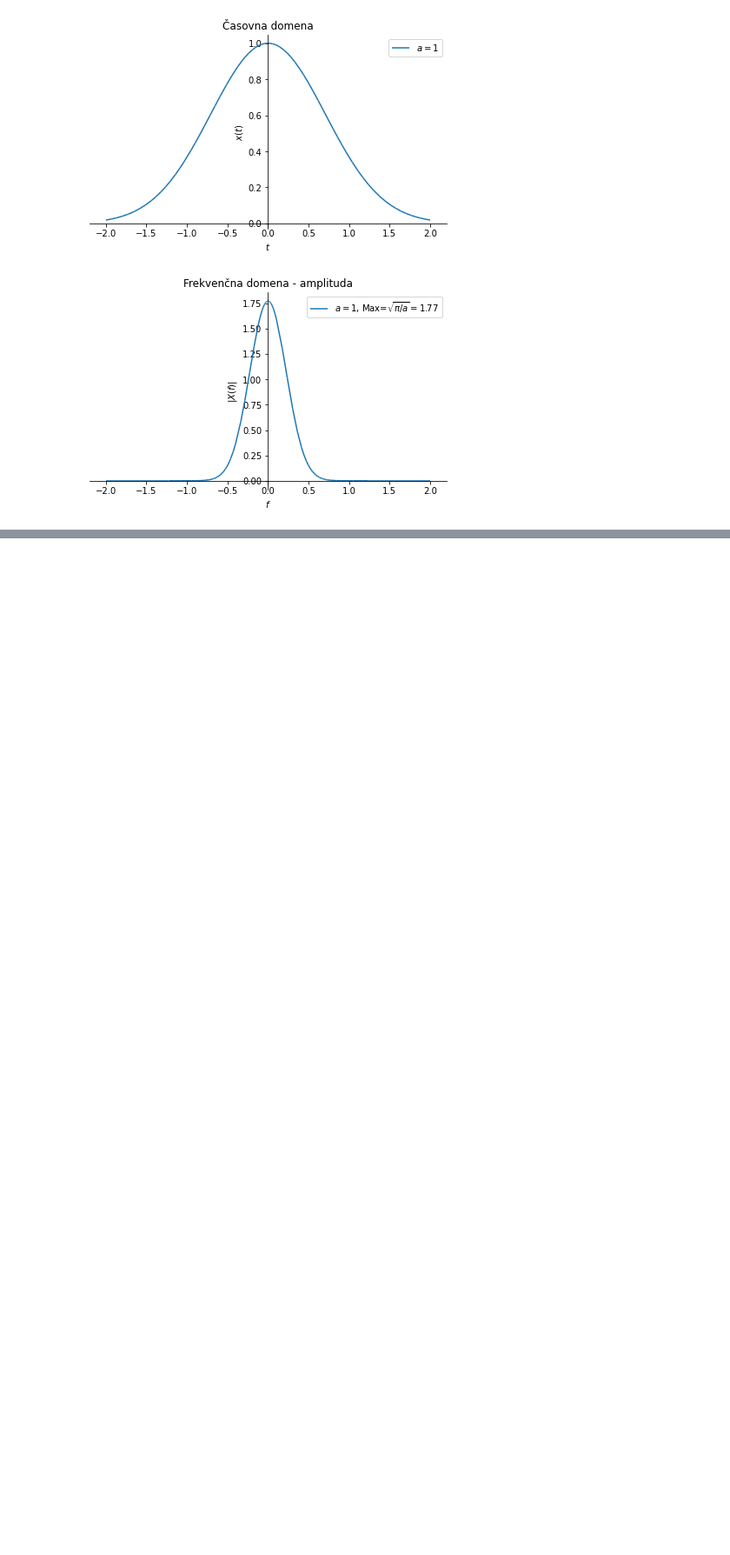
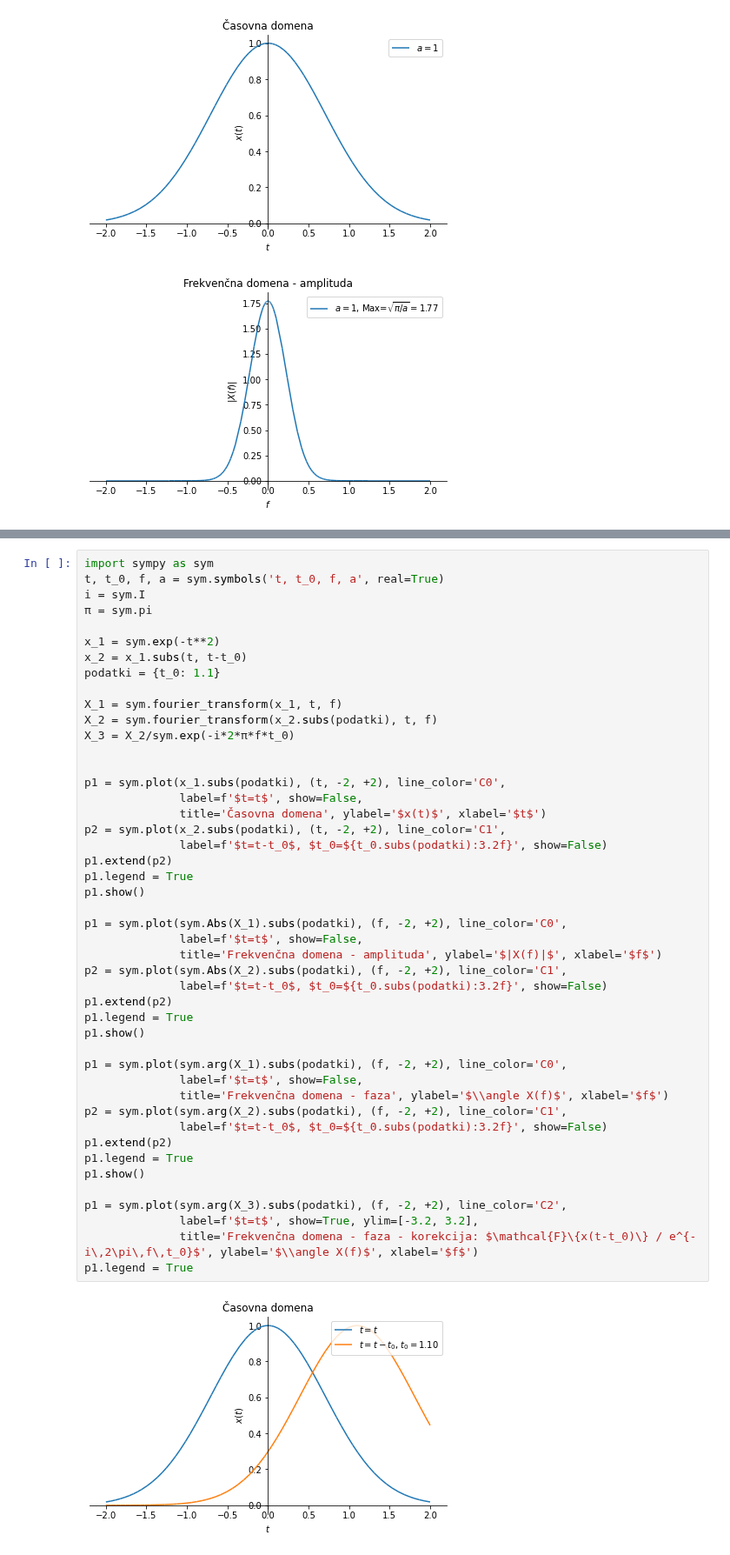
Before and after one commit to jankoslavic/procesiranje_signalov, a Jupyter notebook: _sources/notebooks/03 - Fourierova integralska transformacija in zvezni linearni sistemi.ipynb, the cells around one changed output, grey strips where cells are left out. Shown at 87% size. Cells and saved outputs as stored; diff of their text form; blank space fills up the shorter version.

```diff
--- a/_sources/notebooks/03 - Fourierova integralska transformacija in zvezni linearni sistemi.ipynb
+++ b/_sources/notebooks/03 - Fourierova integralska transformacija in zvezni linearni sistemi.ipynb
@@ -428,0 +554,48 @@ p1.show()
+# %%
+import sympy as sym
+t, t_0, f, a = sym.symbols('t, t_0, f, a', real=True)
+i = sym.I
+π = sym.pi
+
+x_1 = sym.exp(-t**2)
+x_2 = x_1.subs(t, t-t_0)
+podatki = {t_0: 1.1}
+
+X_1 = sym.fourier_transform(x_1, t, f)
+X_2 = sym.fourier_transform(x_2.subs(podatki), t, f)
+X_3 = X_2/sym.exp(-i*2*π*f*t_0)
+
+
+p1 = sym.plot(x_1.subs(podatki), (t, -2, +2), line_color='C0',
+              label=f'$t=t$', show=False,
+              title='Časovna domena', ylabel='$x(t)$', xlabel='$t$')
+p2 = sym.plot(x_2.subs(podatki), (t, -2, +2), line_color='C1',
+              label=f'$t=t-t_0$, $t_0=${t_0.subs(podatki):3.2f}', show=False)
+p1.extend(p2)
+p1.legend = True
+p1.show()
+
+p1 = sym.plot(sym.Abs(X_1).subs(podatki), (f, -2, +2), line_color='C0',
+              label=f'$t=t$', show=False,
+              title='Frekvenčna domena - amplituda', ylabel='$|X(f)|$', xlabel='$f$')
+p2 = sym.plot(sym.Abs(X_2).subs(podatki), (f, -2, +2), line_color='C1',
+              label=f'$t=t-t_0$, $t_0=${t_0.subs(podatki):3.2f}', show=False)
+p1.extend(p2)
+p1.legend = True
+p1.show()
+
+p1 = sym.plot(sym.arg(X_1).subs(podatki), (f, -2, +2), line_color='C0',
+              label=f'$t=t$', show=False,
+              title='Frekvenčna domena - faza', ylabel='$\\angle X(f)$', xlabel='$f$')
+p2 = sym.plot(sym.arg(X_2).subs(podatki), (f, -2, +2), line_color='C1',
+              label=f'$t=t-t_0$, $t_0=${t_0.subs(podatki):3.2f}', show=False)
+p1.extend(p2)
+p1.legend = True
+p1.show()
+
+p1 = sym.plot(sym.arg(X_3).subs(podatki), (f, -2, +2), line_color='C2',
+              label=f'$t=t$', show=True, ylim=[-3.2, 3.2],
+              title='Frekvenčna domena - faza - korekcija: $\mathcal{F}\{x(t-t_0)\} / e^{-i\,2\pi\,f\,t_0}$', ylabel='$\\angle X(f)$', xlabel='$f$')
+p1.legend = True
+# %% [output]
+[figure, added]
```
Also changed, not shown: parts of 22 cells of this notebook, 23 other files.
